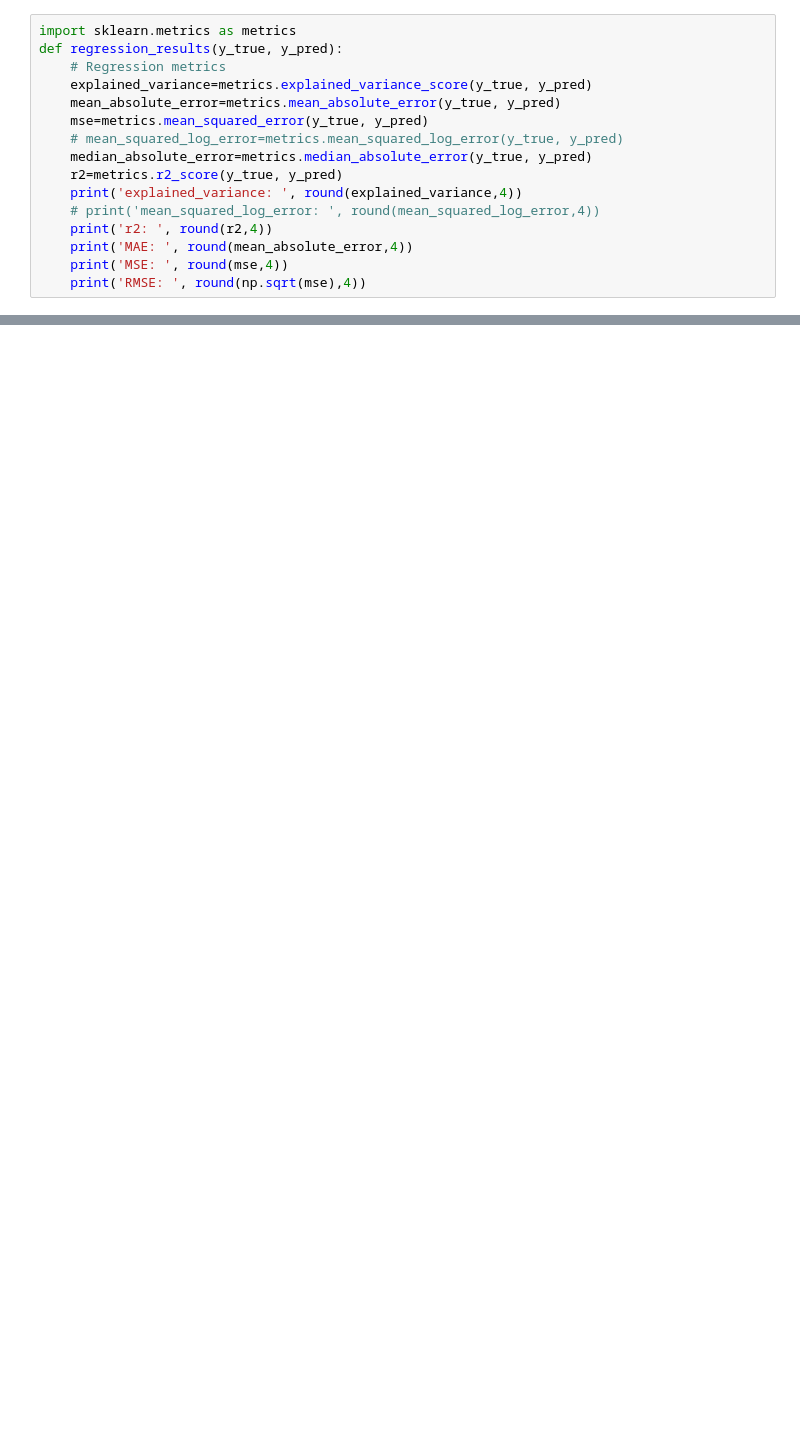
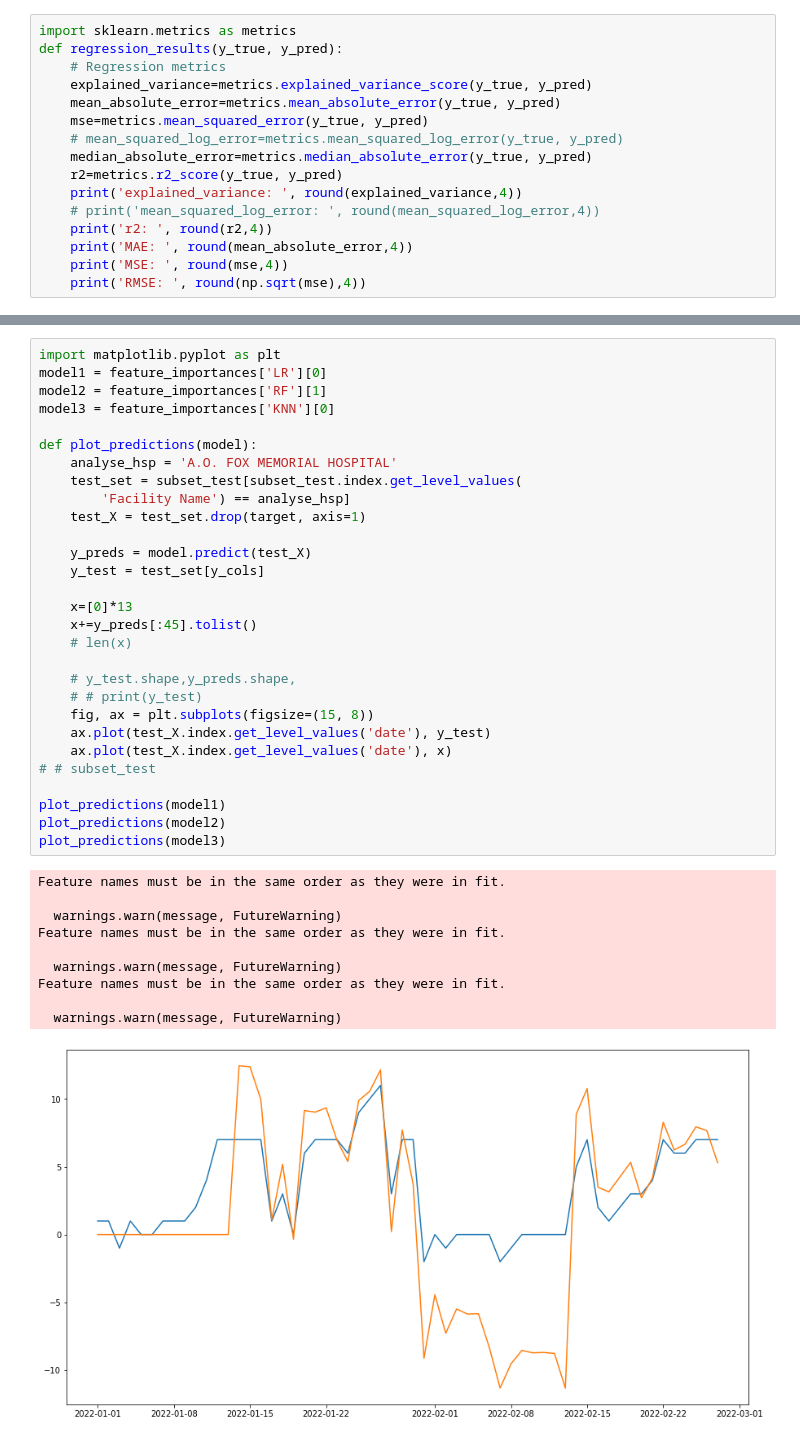
Before and after one commit to AnishaMathur/NY-State-Covid-Analysis, a Jupyter notebook: notebooks/ML2.ipynb, the cells around one changed output, grey strips where cells are left out. Saved outputs shown, nothing was run; the diff lists cells and outputs as text; blank space fills up the shorter version.

```diff
--- a/notebooks/ML2.ipynb
+++ b/notebooks/ML2.ipynb
@@ -174,0 +179,40 @@ helper.plot_feature_importance(_model, title="Feature Importance of Random Fores
+# %%
+import matplotlib.pyplot as plt
+model1 = feature_importances['LR'][0]
+model2 = feature_importances['RF'][1]
+model3 = feature_importances['KNN'][0]
+
+def plot_predictions(model):
+    analyse_hsp = 'A.O. FOX MEMORIAL HOSPITAL'
+    test_set = subset_test[subset_test.index.get_level_values(
+        'Facility Name') == analyse_hsp]
+    test_X = test_set.drop(target, axis=1)
+
+    y_preds = model.predict(test_X)
+    y_test = test_set[y_cols]
+
+    x=[0]*13
+    x+=y_preds[:45].tolist()
+    # len(x)
+
+    # y_test.shape,y_preds.shape,
+    # # print(y_test)
+    fig, ax = plt.subplots(figsize=(15, 8))
+    ax.plot(test_X.index.get_level_values('date'), y_test)
+    ax.plot(test_X.index.get_level_values('date'), x)
+# # subset_test
+
+plot_predictions(model1)
+plot_predictions(model2)
+plot_predictions(model3)
+# %% [output]
+Feature names must be in the same order as they were in fit.
+
+  warnings.warn(message, FutureWarning)
+Feature names must be in the same order as they were in fit.
+
+  warnings.warn(message, FutureWarning)
+Feature names must be in the same order as they were in fit.
+
+  warnings.warn(message, FutureWarning)
+[figure, added]
```
Also changed, not shown: parts of 4 cells of this notebook.
